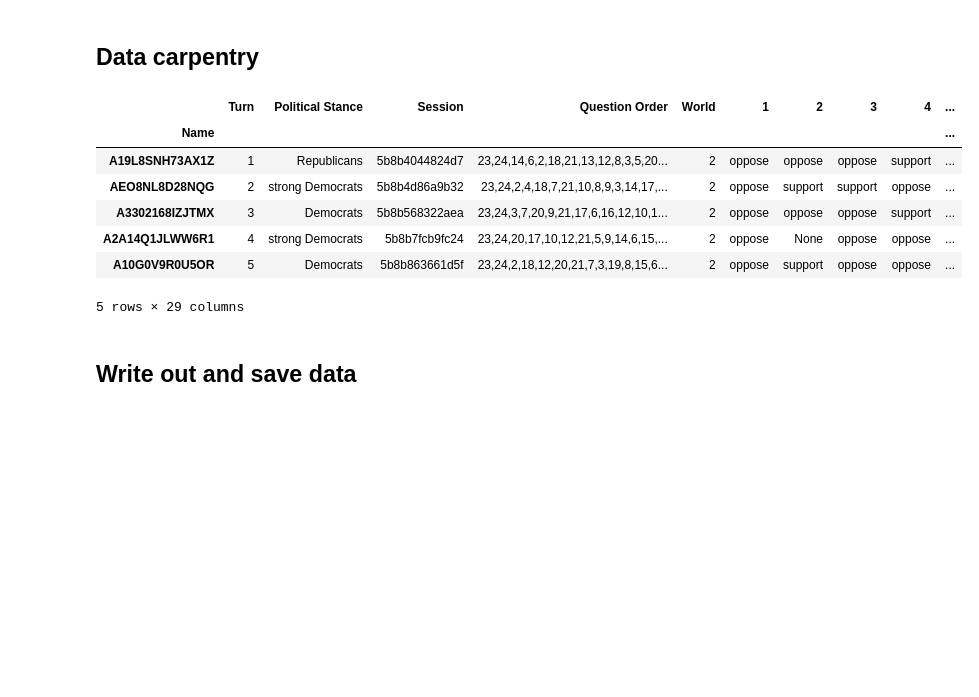
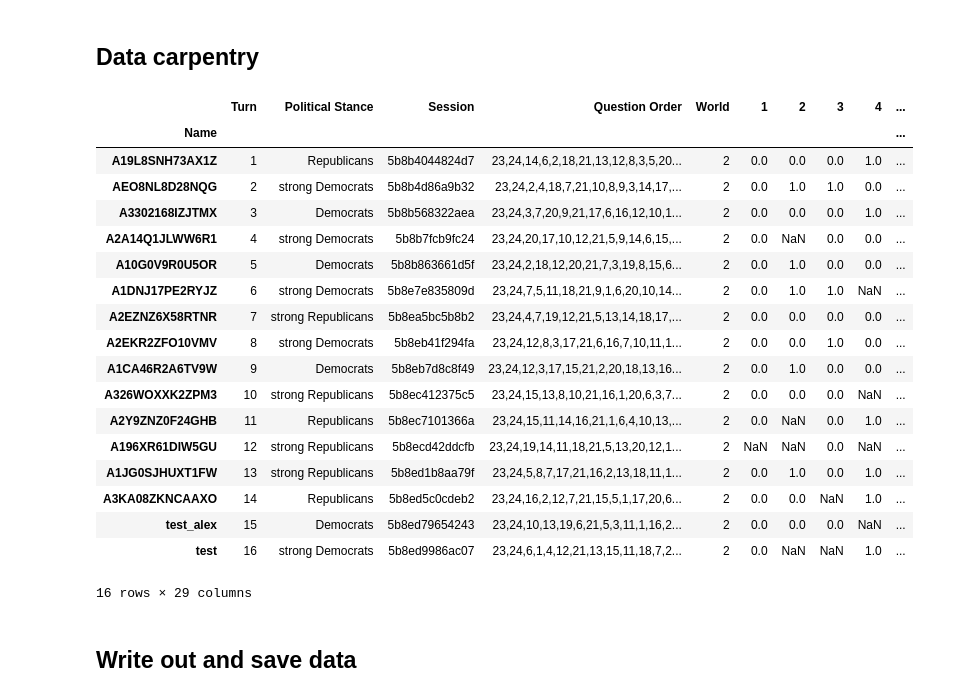
Before and after one commit to AlexMRuch/PartyLab, a Jupyter notebook: experiment_analysis_1/experiment_analysis_1.ipynb, the cells around one changed output. Drawn from its saved outputs; the diff is of its cells as text; code cells hidden in the pictures; blank space fills up the shorter version.

```diff
--- a/experiment_analysis_1/experiment_analysis_1.ipynb
+++ b/experiment_analysis_1/experiment_analysis_1.ipynb
@@ -209,18 +193,29 @@ Question Political Stance Binary
 # %%
 # print user-question data in wide format
 #df_responses = df_responses.sort_values(['Name'], ascending=[1])
-df_responses = df_responses.pivot(index='Name', columns='Question', values='Response')
-
-df_users.set_index('Name').join(df_responses).sort_values('Turn')
+df_responses_full2 = df_responses_full.pivot(index='Name', columns='Question', values='Response')
+df_users2 = df_users.set_index('Name').join(df_responses_full2).sort_values('Turn')
+df_users2
 # %% [output]
 |  | Turn | Political Stance | Session | Question Order | World | 1 | 2 | 3 | 4 | ... |
 | Name |  |  |  |  |  |  |  |  |  | ... |
-| A19L8SNH73AX1Z | 1 | Republicans | 5b8b4044824d7 | 23,24,14,6,2,18,21,13,12,8,3,5,20... | 2 | oppose | oppose | oppose | support | ... |
-| AEO8NL8D28NQG | 2 | strong Democrats | 5b8b4d86a9b32 | 23,24,2,4,18,7,21,10,8,9,3,14,17,... | 2 | oppose | support | support | oppose | ... |
-| A3302168IZJTMX | 3 | Democrats | 5b8b568322aea | 23,24,3,7,20,9,21,17,6,16,12,10,1... | 2 | oppose | oppose | oppose | support | ... |
-| A2A14Q1JLWW6R1 | 4 | strong Democrats | 5b8b7fcb9fc24 | 23,24,20,17,10,12,21,5,9,14,6,15,... | 2 | oppose | None | oppose | oppose | ... |
-| A10G0V9R0U5OR | 5 | Democrats | 5b8b863661d5f | 23,24,2,18,12,20,21,7,3,19,8,15,6... | 2 | oppose | support | oppose | oppose | ... |
+| A19L8SNH73AX1Z | 1 | Republicans | 5b8b4044824d7 | 23,24,14,6,2,18,21,13,12,8,3,5,20... | 2 | 0.0 | 0.0 | 0.0 | 1.0 | ... |
+| AEO8NL8D28NQG | 2 | strong Democrats | 5b8b4d86a9b32 | 23,24,2,4,18,7,21,10,8,9,3,14,17,... | 2 | 0.0 | 1.0 | 1.0 | 0.0 | ... |
+| A3302168IZJTMX | 3 | Democrats | 5b8b568322aea | 23,24,3,7,20,9,21,17,6,16,12,10,1... | 2 | 0.0 | 0.0 | 0.0 | 1.0 | ... |
+| A2A14Q1JLWW6R1 | 4 | strong Democrats | 5b8b7fcb9fc24 | 23,24,20,17,10,12,21,5,9,14,6,15,... | 2 | 0.0 | NaN | 0.0 | 0.0 | ... |
+| A10G0V9R0U5OR | 5 | Democrats | 5b8b863661d5f | 23,24,2,18,12,20,21,7,3,19,8,15,6... | 2 | 0.0 | 1.0 | 0.0 | 0.0 | ... |
+| A1DNJ17PE2RYJZ | 6 | strong Democrats | 5b8e7e835809d | 23,24,7,5,11,18,21,9,1,6,20,10,14... | 2 | 0.0 | 1.0 | 1.0 | NaN | ... |
+| A2EZNZ6X58RTNR | 7 | strong Republicans | 5b8ea5bc5b8b2 | 23,24,4,7,19,12,21,5,13,14,18,17,... | 2 | 0.0 | 0.0 | 0.0 | 0.0 | ... |
+| A2EKR2ZFO10VMV | 8 | strong Democrats | 5b8eb41f294fa | 23,24,12,8,3,17,21,6,16,7,10,11,1... | 2 | 0.0 | 0.0 | 1.0 | 0.0 | ... |
+| A1CA46R2A6TV9W | 9 | Democrats | 5b8eb7d8c8f49 | 23,24,12,3,17,15,21,2,20,18,13,16... | 2 | 0.0 | 1.0 | 0.0 | 0.0 | ... |
+| A326WOXXK2ZPM3 | 10 | strong Republicans | 5b8ec412375c5 | 23,24,15,13,8,10,21,16,1,20,6,3,7... | 2 | 0.0 | 0.0 | 0.0 | NaN | ... |
+| A2Y9ZNZ0F24GHB | 11 | Republicans | 5b8ec7101366a | 23,24,15,11,14,16,21,1,6,4,10,13,... | 2 | 0.0 | NaN | 0.0 | 1.0 | ... |
+| A196XR61DIW5GU | 12 | strong Republicans | 5b8ecd42ddcfb | 23,24,19,14,11,18,21,5,13,20,12,1... | 2 | NaN | NaN | 0.0 | NaN | ... |
+| A1JG0SJHUXT1FW | 13 | strong Republicans | 5b8ed1b8aa79f | 23,24,5,8,7,17,21,16,2,13,18,11,1... | 2 | 0.0 | 1.0 | 0.0 | 1.0 | ... |
+| A3KA08ZKNCAAXO | 14 | Republicans | 5b8ed5c0cdeb2 | 23,24,16,2,12,7,21,15,5,1,17,20,6... | 2 | 0.0 | 0.0 | NaN | 1.0 | ... |
+| test_alex | 15 | Democrats | 5b8ed79654243 | 23,24,10,13,19,6,21,5,3,11,1,16,2... | 2 | 0.0 | 0.0 | 0.0 | NaN | ... |
+| test | 16 | strong Democrats | 5b8ed9986ac07 | 23,24,6,1,4,12,21,13,15,11,18,7,2... | 2 | 0.0 | NaN | NaN | 1.0 | ... |
-5 rows × 29 columns
+16 rows × 29 columns
 # %% [markdown]
 ## Write out and save data
 # %%
```
Also changed, not shown: parts of 7 cells of this notebook.
